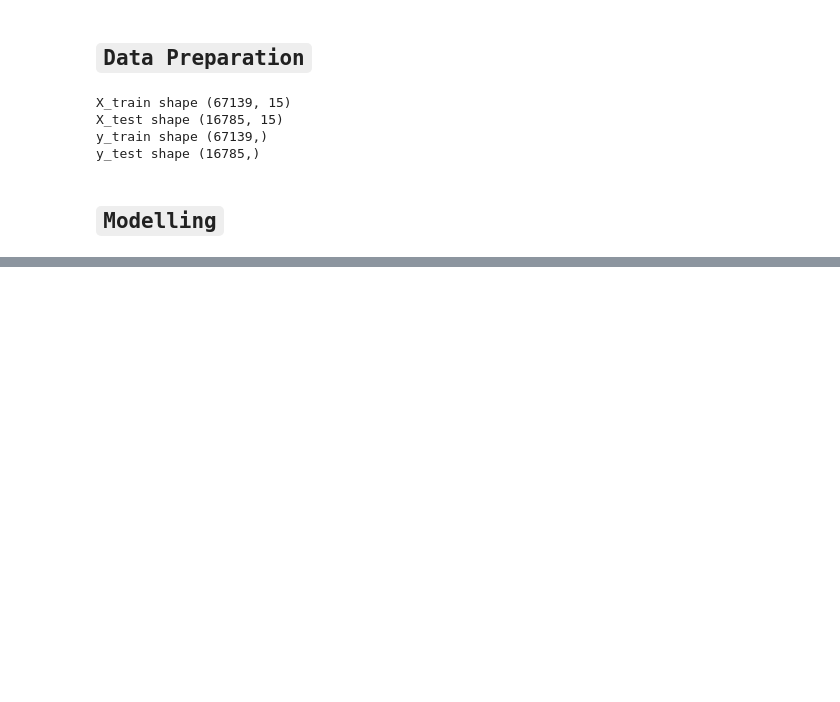
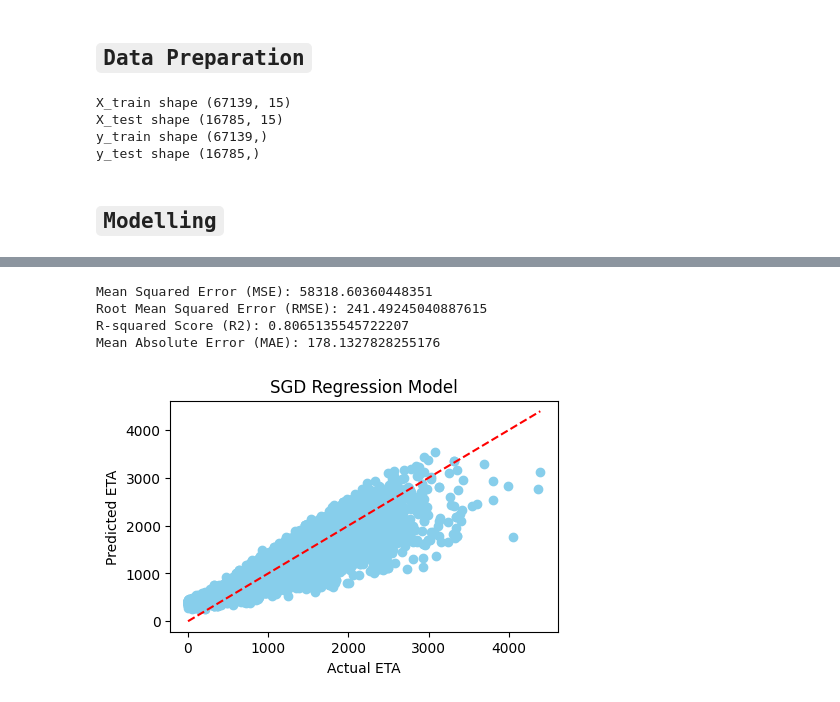
Before and after one commit to murithidenisgitobu/Yassir-Expected-Time-of-Arrival-ETA-Prediction, a Jupyter notebook: Notebook/yassir_notebook.ipynb, the cells around one changed output, grey strips where cells are left out. Cells and saved outputs as stored; diff of their text form; code cells hidden in the pictures; blank space fills up the shorter version.

```diff
--- a/Notebook/yassir_notebook.ipynb
+++ b/Notebook/yassir_notebook.ipynb
@@ -694,0 +798,45 @@ y_test shape (16785,)
+# %%
+# Create a pipeline with StandardScaler and SGDRegressor
+sgd_pipeline = Pipeline([
+    ('scaler', StandardScaler()),  # First step: Scaling the data
+    ('sgd_reg', SGDRegressor(max_iter=1000, tol=1e-3))  # Second step: SGD Regressor
+])
+
+# Fit the pipeline to the training data
+sgd_pipeline.fit(X_train, y_train)
+
+# Make predictions on the test data
+sgd_y_pred = sgd_pipeline.predict(X_test)
+
+# Calculate the mean squared error (MSE)
+sgd_mse = mean_squared_error(y_test, sgd_y_pred)
+
+# Calculate the root mean squared error (RMSE)
+sgd_rmse = np.sqrt(sgd_mse)
+
+# Calculate the mean absolute error (MAE)
+sgd_mae = mean_absolute_error(y_test, sgd_y_pred)
+
+# Calculate the R-squared score (R2)
+sgd_r2 = r2_score(y_test, sgd_y_pred)
+
+# Print the evaluation metrics
+print('Mean Squared Error (MSE):', sgd_mse)
+print('Root Mean Squared Error (RMSE):', sgd_rmse)
+print('R-squared Score (R2):', sgd_r2)
+print('Mean Absolute Error (MAE):', sgd_mae)
+
+# Plot actual vs predicted values
+plt.figure(figsize=(5, 3))
+plt.scatter(y_test, sgd_y_pred, color='skyblue')
+plt.plot([y_test.min(), y_test.max()], [y_test.min(), y_test.max()], 'r--')
+plt.xlabel('Actual ETA')
+plt.ylabel('Predicted ETA')
+plt.title('SGD Regression Model')
+plt.show()
+# %% [output]
+Mean Squared Error (MSE): 58318.60360448351
+Root Mean Squared Error (RMSE): 241.49245040887615
+R-squared Score (R2): 0.8065135545722207
+Mean Absolute Error (MAE): 178.1327828255176
+[figure, added]
```
Also changed, not shown: parts of 8 cells of this notebook.
